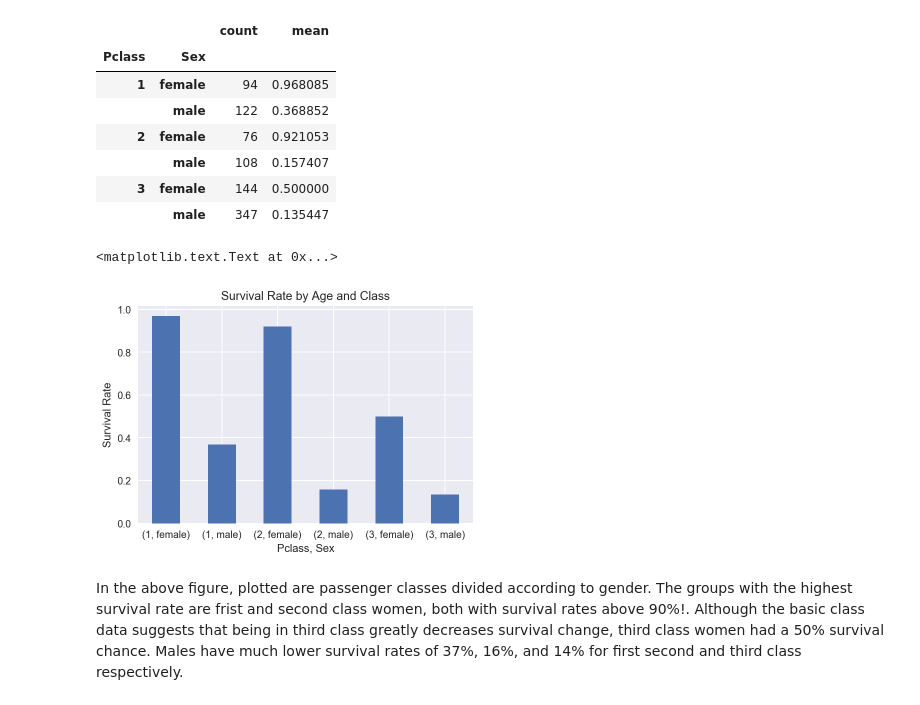
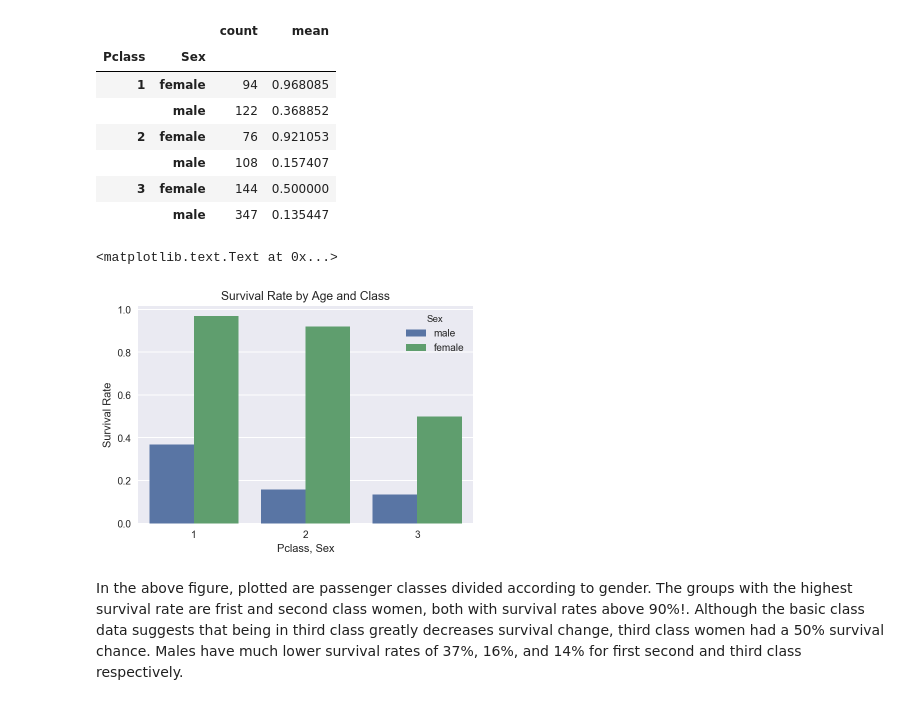
Before and after one commit to vrlambert/Udacity-Data-Analysis-Nanodegree, a Jupyter notebook: Analyze a Dataset/p2_titanic_data_VL.ipynb, the cells around one changed output. Cells and saved outputs as stored; diff of their text form; code cells hidden in the pictures.

Commit message:
Updated pclass + sex survival plot to look nicer

```diff
--- a/Analyze a Dataset/p2_titanic_data_VL.ipynb
+++ b/Analyze a Dataset/p2_titanic_data_VL.ipynb
@@ -182,15 +182,18 @@ class_and_sex.agg(['count', 'mean'])
 |  | male | 347 | 0.135447 |
 # %%
 # Plot the survival rate of different classes and sexes
-ax = class_and_sex.mean().plot(kind = 'bar', rot = 0)
-
+ax = seaborn.barplot(data = titanic_data_full,
+                     x = 'Pclass',
+                     y = 'Survived',
+                     hue = 'Sex',
+                     ci = None)
 # Label the plot
 ax.set_title('Survival Rate by Age and Class')
 ax.set_xlabel('Pclass, Sex')
 ax.set_ylabel('Survival Rate')
 # %% [output]
 <matplotlib.text.Text at 0x...>
-[figure, old version]
+[figure, new version]
 # %% [markdown]
 In the above figure, plotted are passenger classes divided according to gender. The groups with the highest survival rate are frist and second class women, both with survival rates above 90%!. Although the basic class data suggests that being in third class greatly decreases survival change, third class women had a 50% survival chance. Males have much lower survival rates of 37%, 16%, and 14% for first second and third class respectively.
 # %% [markdown]
```
Also changed, not shown: 1 other file.
